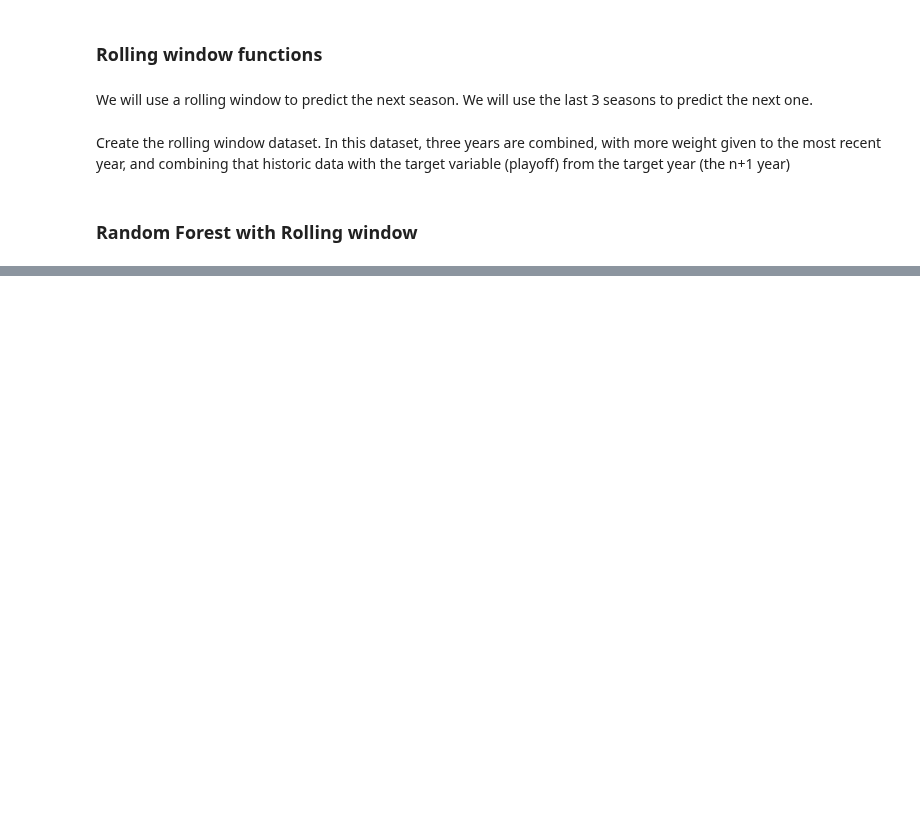
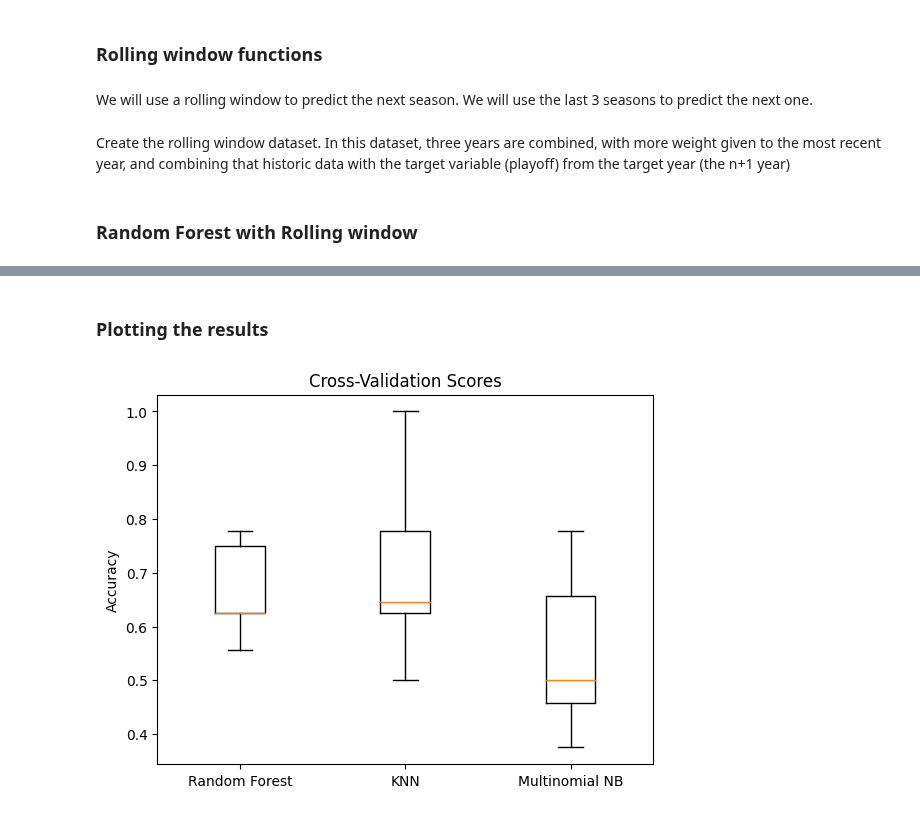
Before and after one commit to jogp10/WnbaPlayoffsPredicting, a Jupyter notebook: notebooks/modelling.ipynb, the cells around one changed output, grey strips where cells are left out. Drawn from its saved outputs; the diff is of its cells as text; code cells hidden in the pictures; blank space fills up the shorter version.

```diff
--- a/notebooks/modelling.ipynb
+++ b/notebooks/modelling.ipynb
@@ -287,0 +474,10 @@ force_qualify_8_teams(y_pred, y_test)
+# %% [markdown]
+### Plotting the results
+# %%
+#plot the cross validation scores
+plt.boxplot(cross_val_scores, labels=['Random Forest', 'KNN', 'Multinomial NB'])
+plt.title('Cross-Validation Scores')
+plt.ylabel('Accuracy')
+plt.show()
+# %% [output]
+[figure, added]
```
Also changed, not shown: parts of 23 cells of this notebook.
